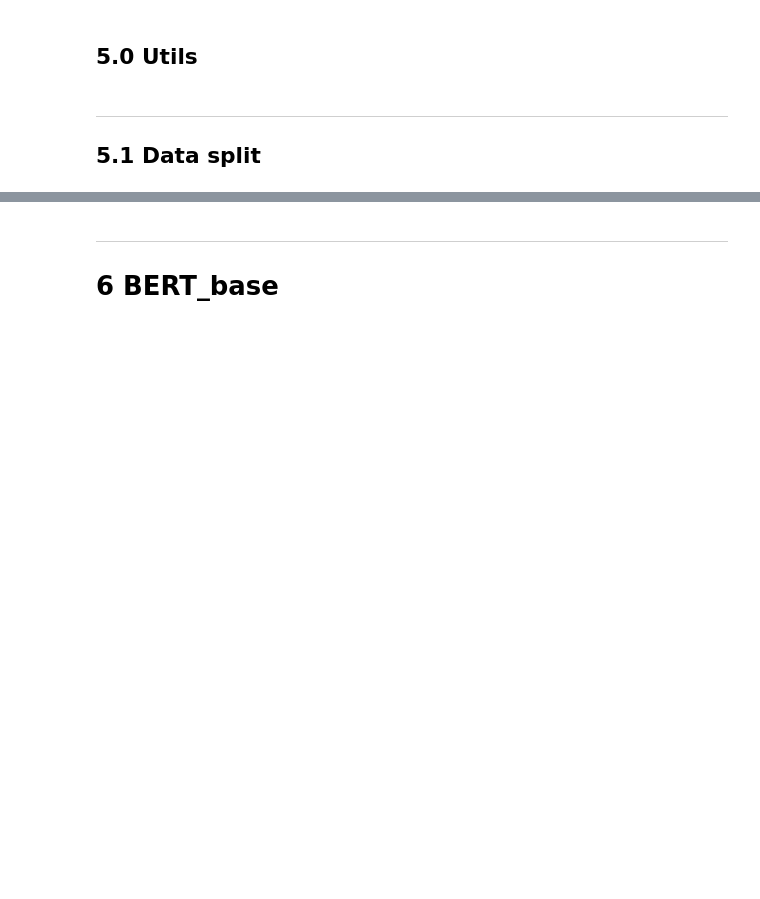
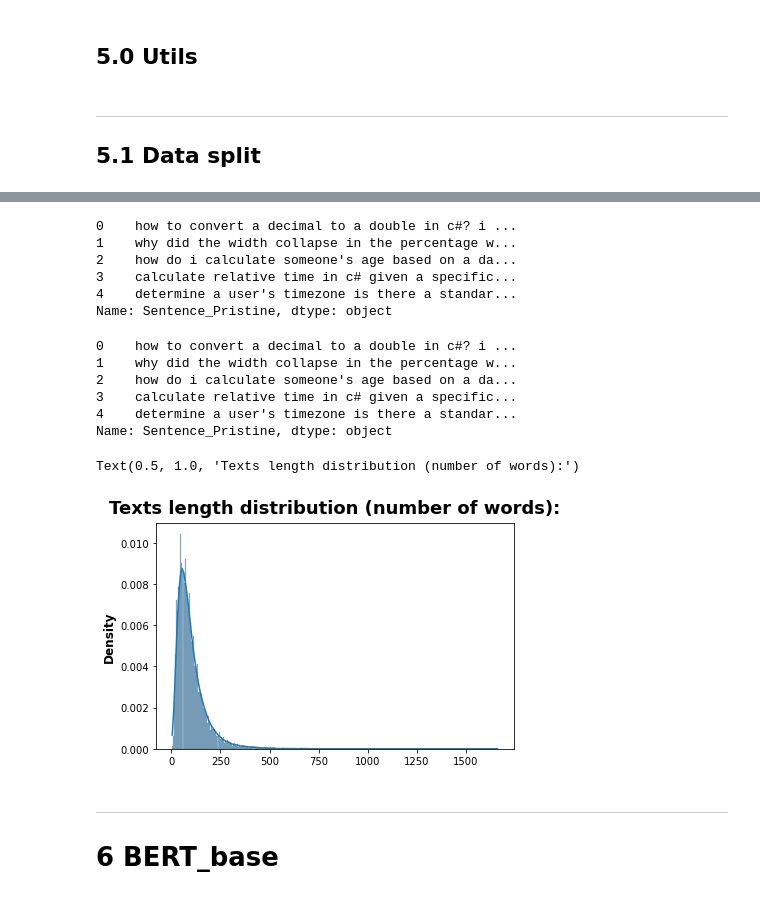
Before and after one commit to curiousmindflow/oc-ml-p7, a Jupyter notebook: notebook.ipynb, the cells around one changed output, grey strips where cells are left out. Cells and saved outputs as stored; diff of their text form; code cells hidden in the pictures; blank space fills up the shorter version.

```diff
--- a/notebook.ipynb
+++ b/notebook.ipynb
@@ -382,3 +495,4 @@ plt.show()
 # %%
-tags_df = tags_df[:100]
+tags_df = tags_df[:30]
+TAGS_NB = tags_df.shape[0]
 tags_df.info()
@@ -414,8 +567,3 @@ data["Tags_Reduced"].head()
-# %%
-if config["dataset_constraints"]:
-
-    data = data.iloc[:1000]
-    data.shape
 # %% [markdown]
 ***
 # 4 Baseline
@@ -698,0 +877,2 @@ ds_train_, ds_test_ = train_test_split(data, test_size=0.2)
+# %%
+X = data[["Sentence_Pristine"]]
@@ -698,0 +904,19 @@ ds_train_, ds_test_ = train_test_split(data, test_size=0.2)
+# %%
+X = X["Sentence_Pristine"]
+X.head()
+# %% [output]
+0    how to convert a decimal to a double in c#? i ...
+1    why did the width collapse in the percentage w...
+2    how do i calculate someone's age based on a da...
+3    calculate relative time in c# given a specific...
+4    determine a user's timezone is there a standar...
+Name: Sentence_Pristine, dtype: object
+# %%
+data["Sentence_Pristine"].head()
+# %% [output]
+0    how to convert a decimal to a double in c#? i ...
+1    why did the width collapse in the percentage w...
+2    how do i calculate someone's age based on a da...
+3    calculate relative time in c# given a specific...
+4    determine a user's timezone is there a standar...
+Name: Sentence_Pristine, dtype: object
@@ -699,7 +925,10 @@ ds_train_, ds_test_ = train_test_split(data, test_size=0.2)
 # %%
-text_lenghts = [len(t.split()) for t in data["Sentence_Pristine"]]
+text_lenghts = [len(t.split()) for t in X]
 ax = sns.histplot(data=text_lenghts, kde=True, stat="density")
 ax.set_title("Texts length distribution (number of words):")
+# %% [output]
+Text(0.5, 1.0, 'Texts length distribution (number of words):')
+[figure, added]
 # %%
 max_length = 100
 # %% [markdown]
```
Also changed, not shown: parts of 71 cells of this notebook, 6 other files.
